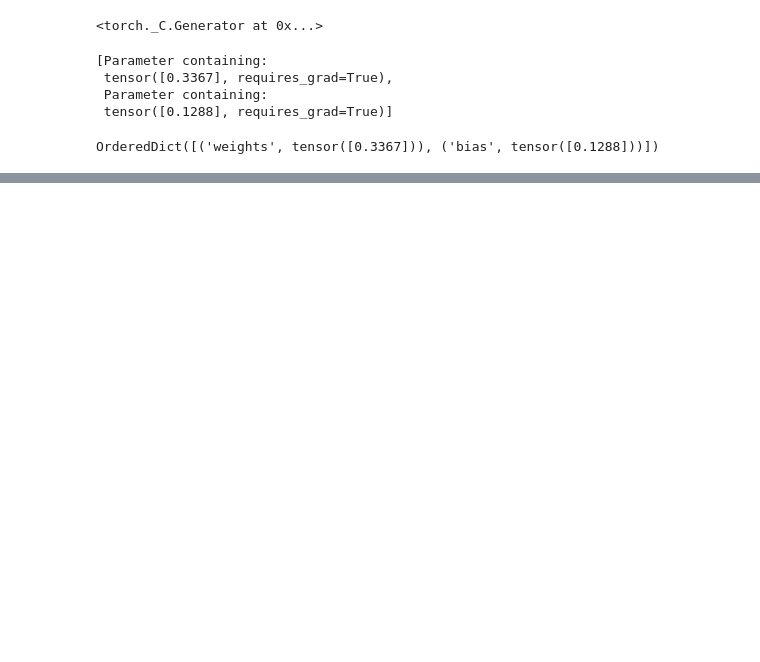
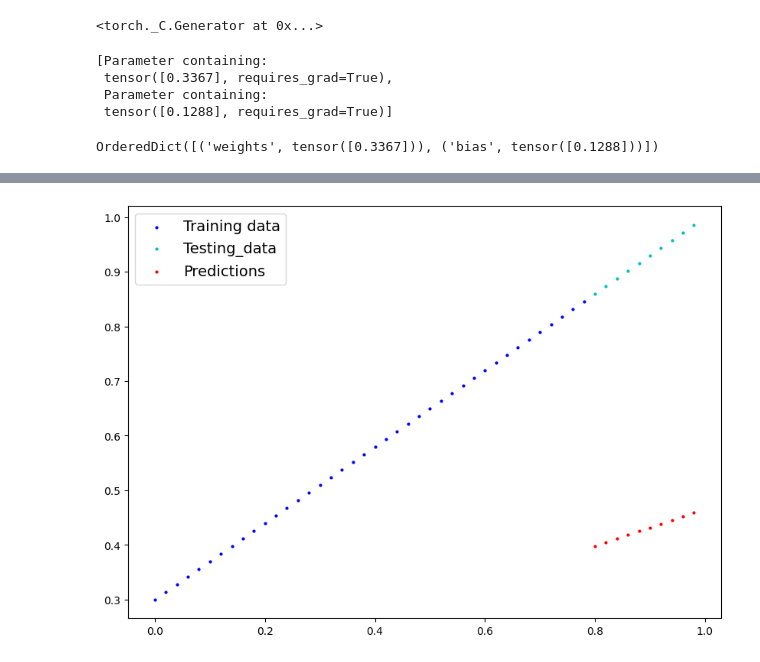
Before and after one commit to ShimaArasteh/admet-pytorch, a Jupyter notebook: 01_workflow.ipynb, the cells around one changed output, grey strips where cells are left out. Saved outputs shown, nothing was run; the diff lists cells and outputs as text; code cells hidden in the pictures; blank space fills up the shorter version.

```diff
--- a/01_workflow.ipynb
+++ b/01_workflow.ipynb
@@ -100,3 +99,6 @@ list(model_0.parameters())
 model_0.state_dict()
 # %% [output]
 OrderedDict([('weights', tensor([0.3367])), ('bias', tensor([0.1288]))])
+# %%
+with torch.inference_mode():
+  y_preds = model_0(X_test)
@@ -102,0 +127,4 @@ OrderedDict([('weights', tensor([0.3367])), ('bias', tensor([0.1288]))])
+# %%
+plot_predictions(predictions=y_preds)
+# %% [output]
+[figure, added]
```
Also changed, not shown: parts of 5 cells of this notebook.
